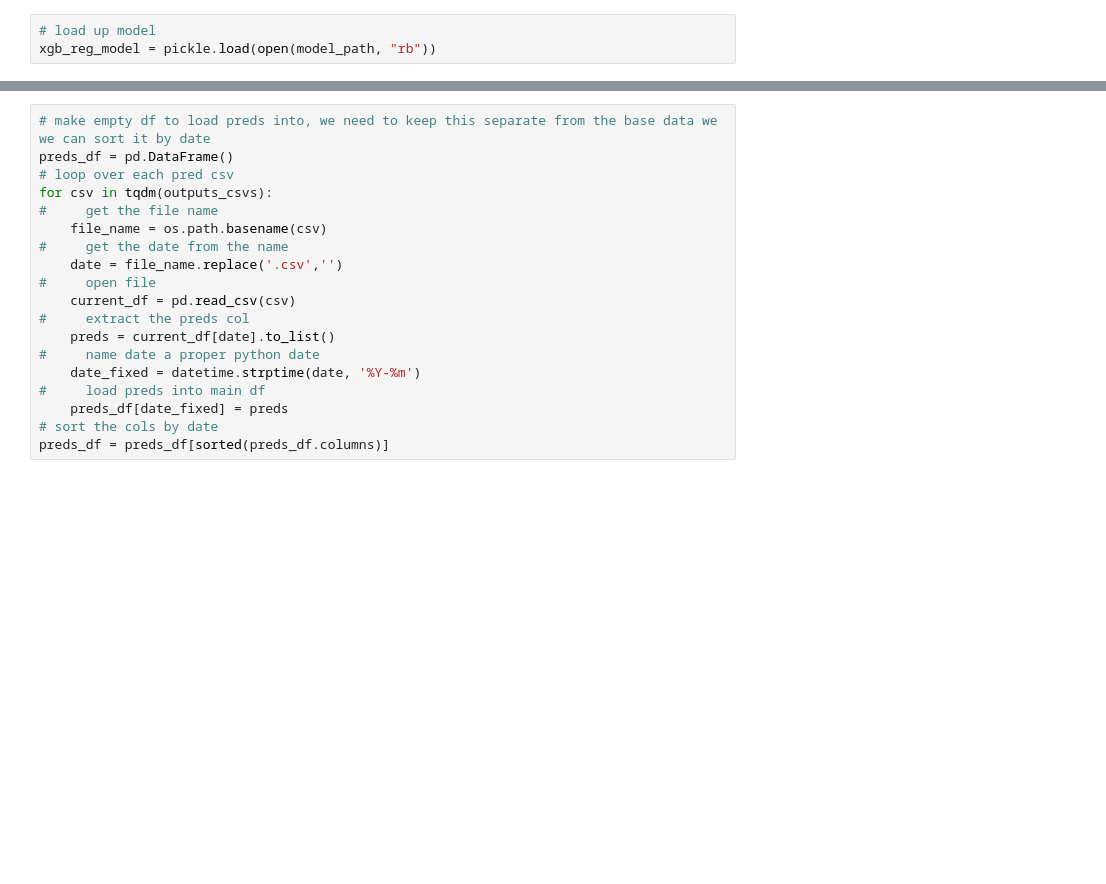
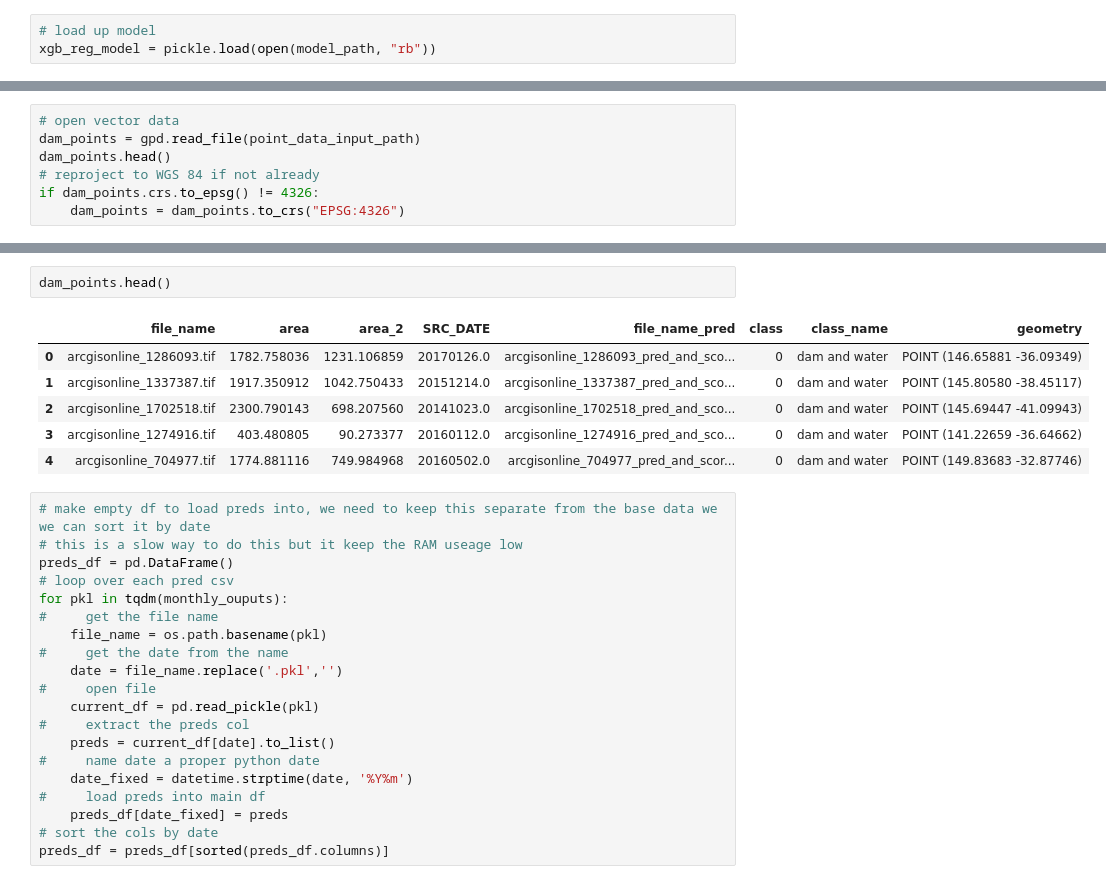
Before and after one commit to DPIRD-DMA/Weather-to-water, a Jupyter notebook: 3 Dam forecast pred XGB.ipynb, the cells around one changed output, grey strips where cells are left out. Saved outputs shown, nothing was run; the diff lists cells and outputs as text; blank space fills up the shorter version.

```diff
--- a/3 Dam forecast pred XGB.ipynb
+++ b/3 Dam forecast pred XGB.ipynb
@@ -67,0 +52,7 @@ Index(['Unnamed: 0', 'file_name', 'area', 'area_2', 'SRC_DATE',
+# %%
+# open vector data
+dam_points = gpd.read_file(point_data_input_path)
+dam_points.head()
+# reproject to WGS 84 if not already
+if dam_points.crs.to_epsg() != 4326:
+    dam_points = dam_points.to_crs("EPSG:4326")
@@ -134,18 +164,28 @@ base_data.head()
+# %%
+dam_points.head()
+# %% [output]
+|  | file_name | area | area_2 | SRC_DATE | file_name_pred | class | class_name | geometry |
+| 0 | arcgisonline_1286093.tif | 1782.758036 | 1231.106859 | 20170126.0 | arcgisonline_1286093_pred_and_sco... | 0 | dam and water | POINT (146.65881 -36.09349) |
+| 1 | arcgisonline_1337387.tif | 1917.350912 | 1042.750433 | 20151214.0 | arcgisonline_1337387_pred_and_sco... | 0 | dam and water | POINT (145.80580 -38.45117) |
+| 2 | arcgisonline_1702518.tif | 2300.790143 | 698.207560 | 20141023.0 | arcgisonline_1702518_pred_and_sco... | 0 | dam and water | POINT (145.69447 -41.09943) |
+| 3 | arcgisonline_1274916.tif | 403.480805 | 90.273377 | 20160112.0 | arcgisonline_1274916_pred_and_sco... | 0 | dam and water | POINT (141.22659 -36.64662) |
+| 4 | arcgisonline_704977.tif | 1774.881116 | 749.984968 | 20160502.0 | arcgisonline_704977_pred_and_scor... | 0 | dam and water | POINT (149.83683 -32.87746) |
 # %%
 # make empty df to load preds into, we need to keep this separate from the base data we we can sort it by date
+# this is a slow way to do this but it keep the RAM useage low
 preds_df = pd.DataFrame()
 # loop over each pred csv
-for csv in tqdm(outputs_csvs):
+for pkl in tqdm(monthly_ouputs):
 #     get the file name
-    file_name = os.path.basename(csv)
+    file_name = os.path.basename(pkl)
 #     get the date from the name
-    date = file_name.replace('.csv','')
+    date = file_name.replace('.pkl','')
 #     open file
-    current_df = pd.read_csv(csv)
+    current_df = pd.read_pickle(pkl)
 #     extract the preds col
     preds = current_df[date].to_list()
 #     name date a proper python date
-    date_fixed = datetime.strptime(date, '%Y-%m')
+    date_fixed = datetime.strptime(date, '%Y%m')
 #     load preds into main df
     preds_df[date_fixed] = preds
 # sort the cols by date
```
Also changed, not shown: parts of 33 cells of this notebook, 9 other files.
